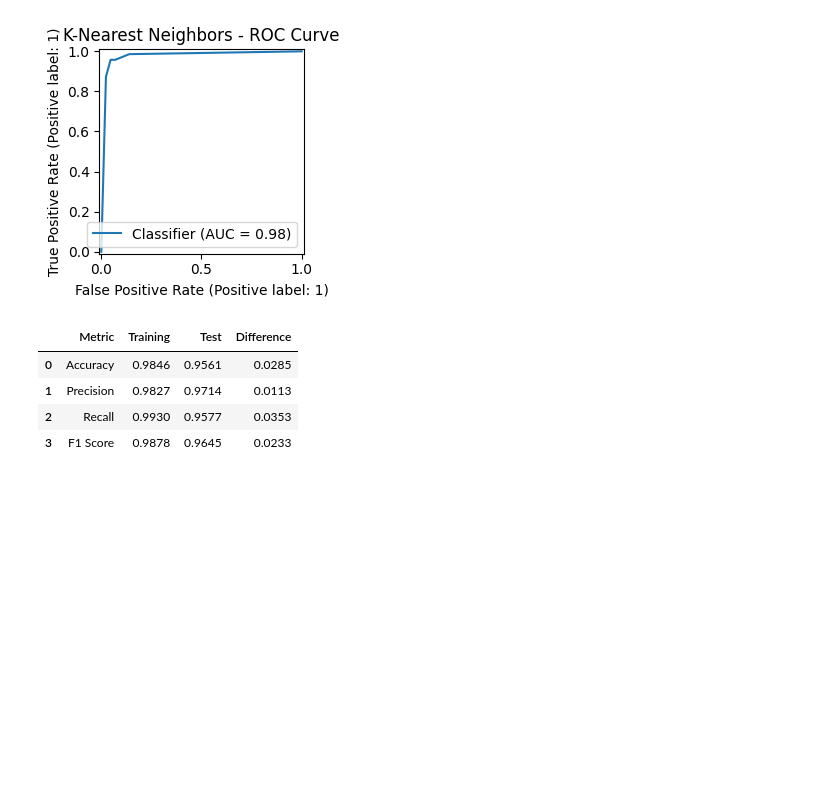
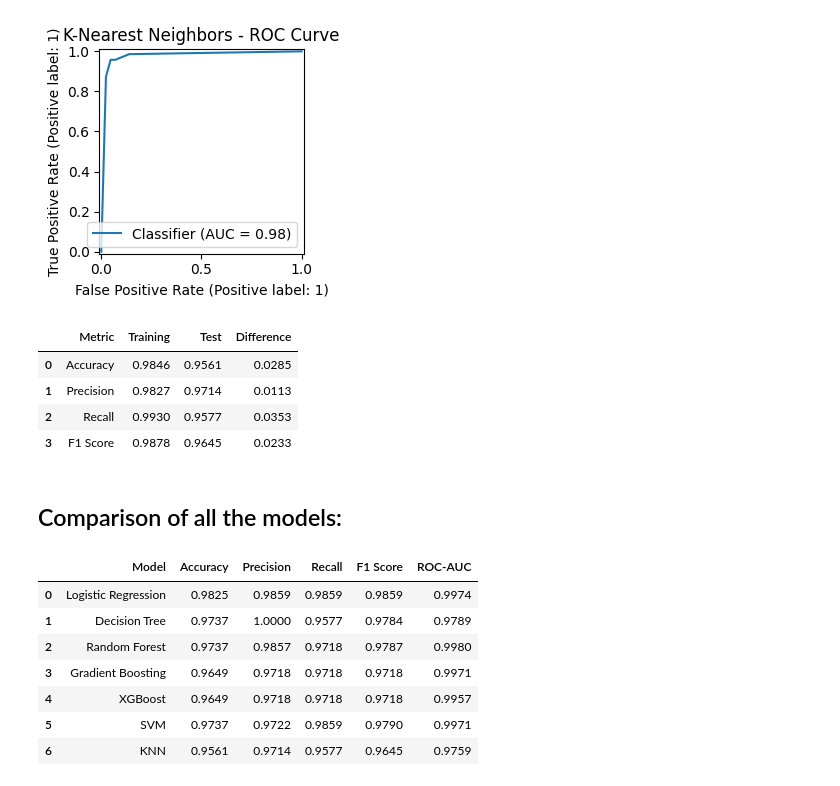
Before and after one commit to Sami-ur-Rehman1073/breast_cancer_prediction, a Jupyter notebook: notebooks/03_modeling.ipynb, the cells around one changed output. Drawn from its saved outputs; the diff is of its cells as text; code cells hidden in the pictures; blank space fills up the shorter version.

```diff
--- a/notebooks/03_modeling.ipynb
+++ b/notebooks/03_modeling.ipynb
@@ -1061,3 +1061,63 @@ comparison_df
 | 1 | Precision | 0.9827 | 0.9714 | 0.0113 |
 | 2 | Recall | 0.9930 | 0.9577 | 0.0353 |
 | 3 | F1 Score | 0.9878 | 0.9645 | 0.0233 |
+# %% [markdown]
+## Comparison of all the models:
+# %%
+from sklearn.metrics import (
+    accuracy_score,
+    precision_score,
+    recall_score,
+    f1_score,
+    roc_auc_score
+)
+
+# Dictionary containing all trained models
+models = {
+    "Logistic Regression": logistic_regression_trained_pipeline,
+    "Decision Tree": decision_tree_trained_pipeline,
+    "Random Forest": random_forest_trained_pipeline,
+    "Gradient Boosting": gradient_boosting_trained_pipeline,
+    "XGBoost": xgboost_trained_pipeline,
+    "SVM": svm_trained_pipeline,
+    "KNN": knn_trained_pipeline
+}
+
+# Store results
+results = []
+
+for model_name, model in models.items():
+
+    # Predictions
+    y_pred = model.predict(X_test)
+
+    # Probabilities for ROC-AUC
+    y_prob = model.predict_proba(X_test)[:, 1]
+
+    # Metrics
+    results.append({
+        "Model": model_name,
+        "Accuracy": accuracy_score(y_test, y_pred),
+        "Precision": precision_score(y_test, y_pred),
+        "Recall": recall_score(y_test, y_pred),
+        "F1 Score": f1_score(y_test, y_pred),
+        "ROC-AUC": roc_auc_score(y_test, y_prob)
+    })
+
+# Convert to DataFrame
+comparison_df = pd.DataFrame(results)
+
+# Round values to 4 decimal places
+comparison_df = comparison_df.round(4)
+
+# Display
+comparison_df
+# %% [output]
+|  | Model | Accuracy | Precision | Recall | F1 Score | ROC-AUC |
+| 0 | Logistic Regression | 0.9825 | 0.9859 | 0.9859 | 0.9859 | 0.9974 |
+| 1 | Decision Tree | 0.9737 | 1.0000 | 0.9577 | 0.9784 | 0.9789 |
+| 2 | Random Forest | 0.9737 | 0.9857 | 0.9718 | 0.9787 | 0.9980 |
+| 3 | Gradient Boosting | 0.9649 | 0.9718 | 0.9718 | 0.9718 | 0.9971 |
+| 4 | XGBoost | 0.9649 | 0.9718 | 0.9718 | 0.9718 | 0.9957 |
+| 5 | SVM | 0.9737 | 0.9722 | 0.9859 | 0.9790 | 0.9971 |
+| 6 | KNN | 0.9561 | 0.9714 | 0.9577 | 0.9645 | 0.9759 |
```
Also changed, not shown: parts of 9 cells of this notebook.
